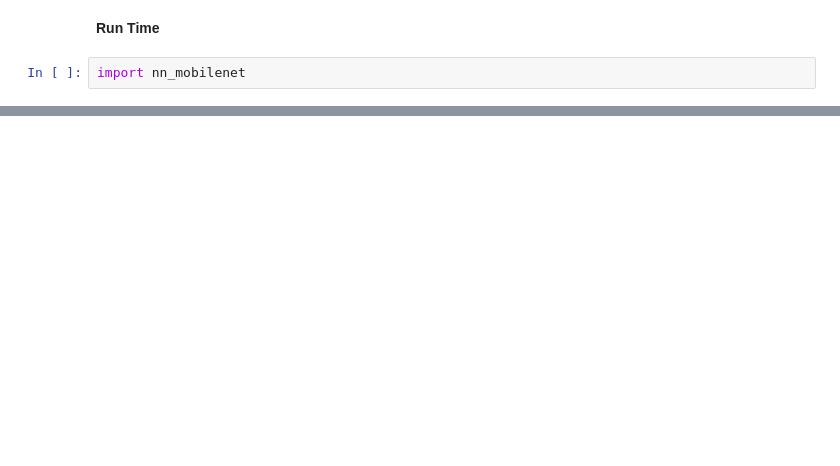
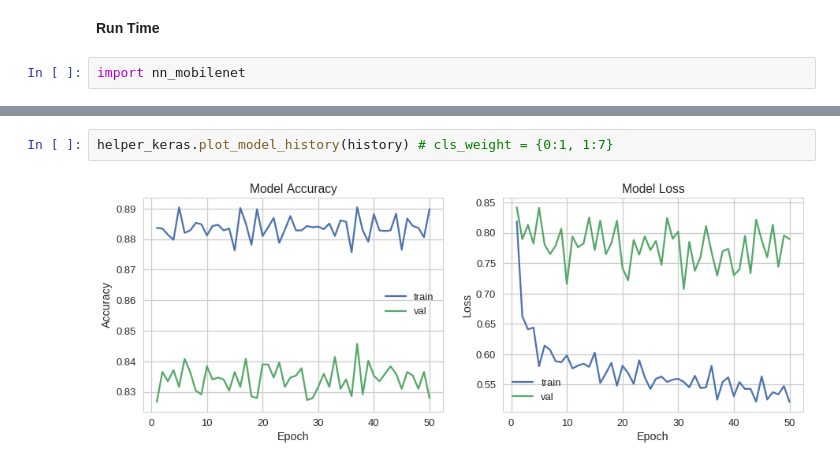
Before and after one commit to jasonicarter/goodscifi, a Jupyter notebook: development/notebooks/GoodSciFi_Model_Exploration.ipynb, the cells around one changed output, grey strips where cells are left out. Saved outputs shown, nothing was run; the diff lists cells and outputs as text; blank space fills up the shorter version.

```diff
--- a/development/notebooks/GoodSciFi_Model_Exploration.ipynb
+++ b/development/notebooks/GoodSciFi_Model_Exploration.ipynb
@@ -206,0 +406,4 @@ helper_keras.plot_model_history(history) #SGD: lr = 0.0.00001, swallow=True
+# %%
+helper_keras.plot_model_history(history) # cls_weight = {0:1, 1:7}
+# %% [output]
+[figure, added]
```
Also changed, not shown: parts of 38 cells of this notebook, 1 other file.
